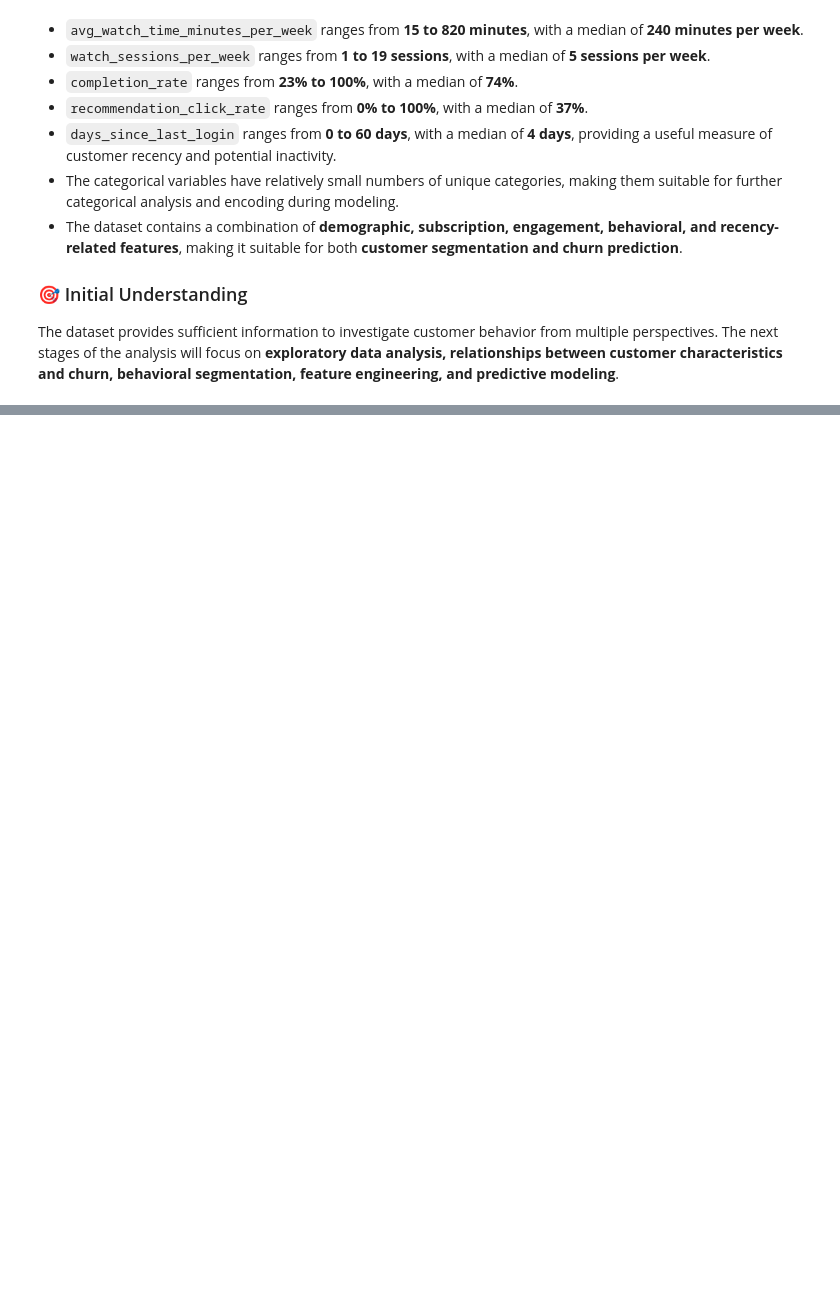
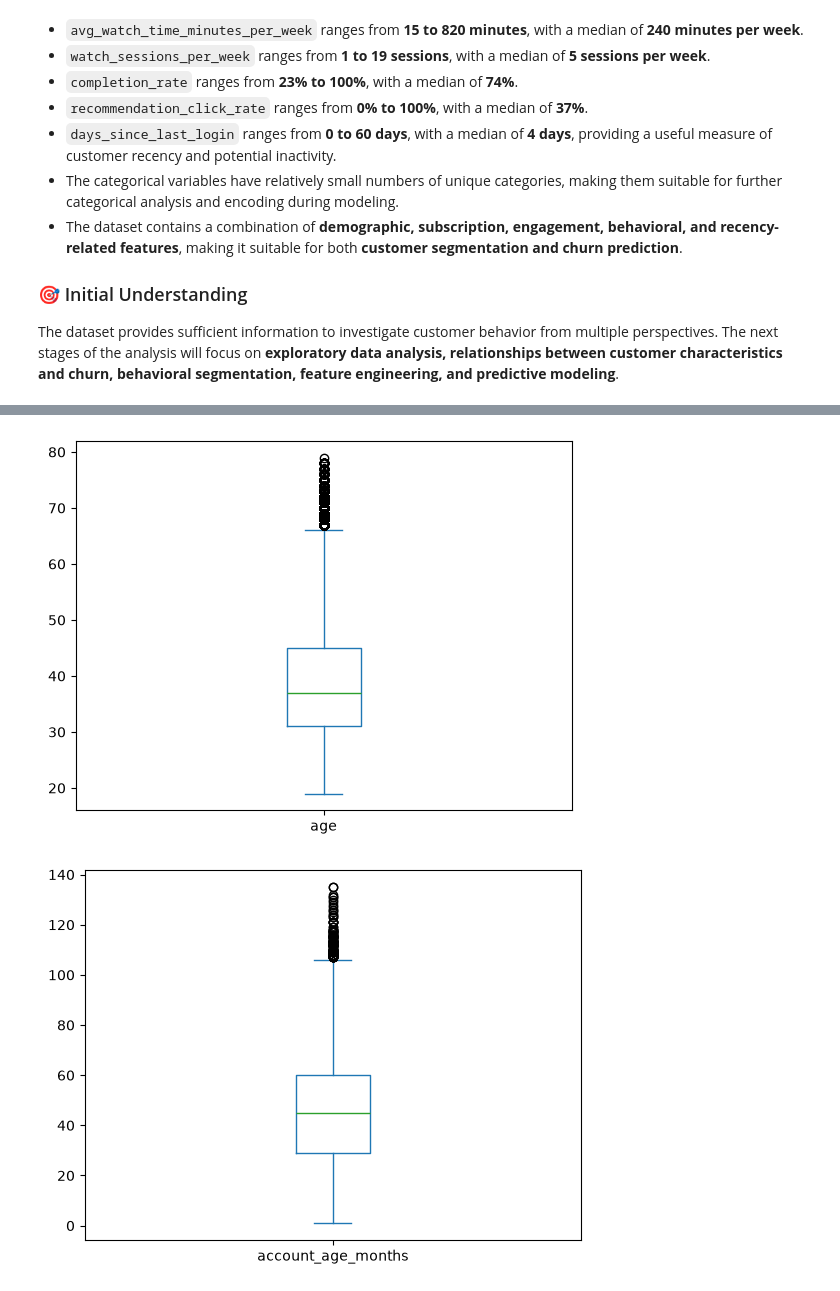
Before and after one commit to amanvashisth/Netflix-Customer-Churn-Analysis, a Jupyter notebook: Notebooks/02_Data_Understanding_EDA.ipynb, the cells around one changed output, grey strips where cells are left out. Saved outputs shown, nothing was run; the diff lists cells and outputs as text; code cells hidden in the pictures; blank space fills up the shorter version.

```diff
--- a/Notebooks/02_Data_Understanding_EDA.ipynb
+++ b/Notebooks/02_Data_Understanding_EDA.ipynb
@@ -217,0 +301,7 @@ The dataset provides sufficient information to investigate customer behavior fro
+# %%
+for i in numerical_features:
+    df[i].plot(kind='box')
+    plt.show()
+# %% [output]
+[figure, added]
+[figure, added]
```
Also changed, not shown: parts of 15 cells of this notebook.
